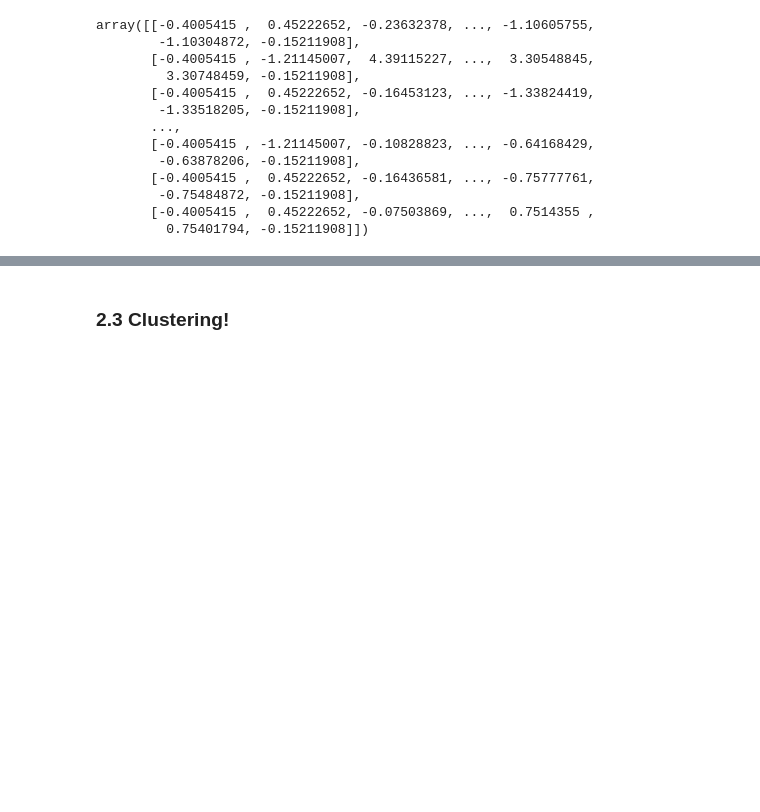
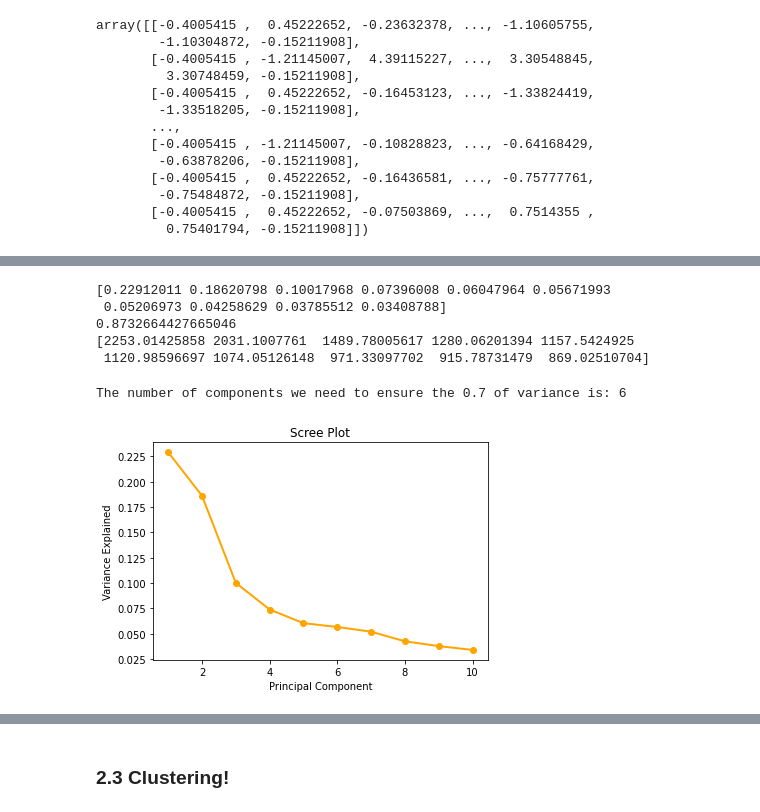
Before and after one commit to albachiarabellaroba/GROUP22_ADM_HW4, a Jupyter notebook: ultimo_Alba.ipynb, the cells around one changed output, grey strips where cells are left out. Saved outputs shown, nothing was run; the diff lists cells and outputs as text; code cells hidden in the pictures; blank space fills up the shorter version.

```diff
--- a/ultimo_Alba.ipynb
+++ b/ultimo_Alba.ipynb
@@ -927,0 +1029,2 @@ ValueError: Input X contains infinity or a value too large for dtype('float64').
+# %%
+CID_data = CID_data.drop('AverageAmount_percentage_of_Balance (USD)', axis=1)
@@ -928,2 +1033,4 @@ ValueError: Input X contains infinity or a value too large for dtype('float64').
+# %%
+CID_data_copy = CID_data.copy()
 # %%
-CID_data.drop("CustomerID", axis = 1)
+CID_data_copy = CID_data_copy.drop('CustomerID', axis=1)
@@ -943,0 +1037,35 @@ CID_data.drop("CustomerID", axis = 1)
+# %%
+#try the PCA with an high number of components and then check how many do we need
+
+pca = PCA(n_components=10)
+pca.fit(CID_data_copy)
+
+v = pca.explained_variance_ratio_
+print(v)
+print(sum(v))
+print(pca.singular_values_)
+# %% [output]
+[0.22912011 0.18620798 0.10017968 0.07396008 0.06047964 0.05671993
+ 0.05206973 0.04258629 0.03785512 0.03408788]
+0.8732664427665046
+[2253.01425858 2031.1007761  1489.78005617 1280.06201394 1157.5424925
+ 1120.98596697 1074.05126148  971.33097702  915.78731479  869.02510704]
+# %%
+explained_var = 0.7
+n_component = 0
+for i in range(len(v)):
+    if sum(v[0:i]) <= explained_var:
+        n_component+=1
+
+print('The number of components we need to ensure the 0.7 of variance is:', n_component)
+# %% [output]
+The number of components we need to ensure the 0.7 of variance is: 6
+# %%
+PC_values = np.arange(pca.n_components_) + 1
+plt.plot(PC_values, pca.explained_variance_ratio_, 'o-', linewidth=2, color='orange')
+plt.title('Scree Plot')
+plt.xlabel('Principal Component')
+plt.ylabel('Variance Explained')
+plt.show()
+# %% [output]
+[figure, added]
```
Also changed, not shown: parts of 89 cells of this notebook.
